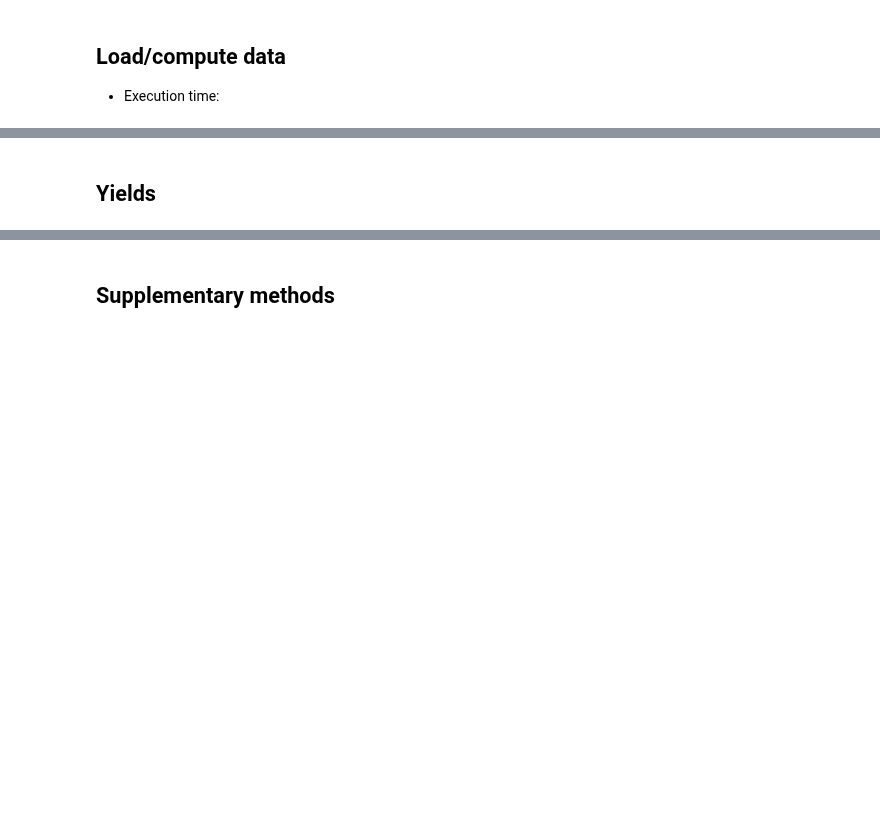
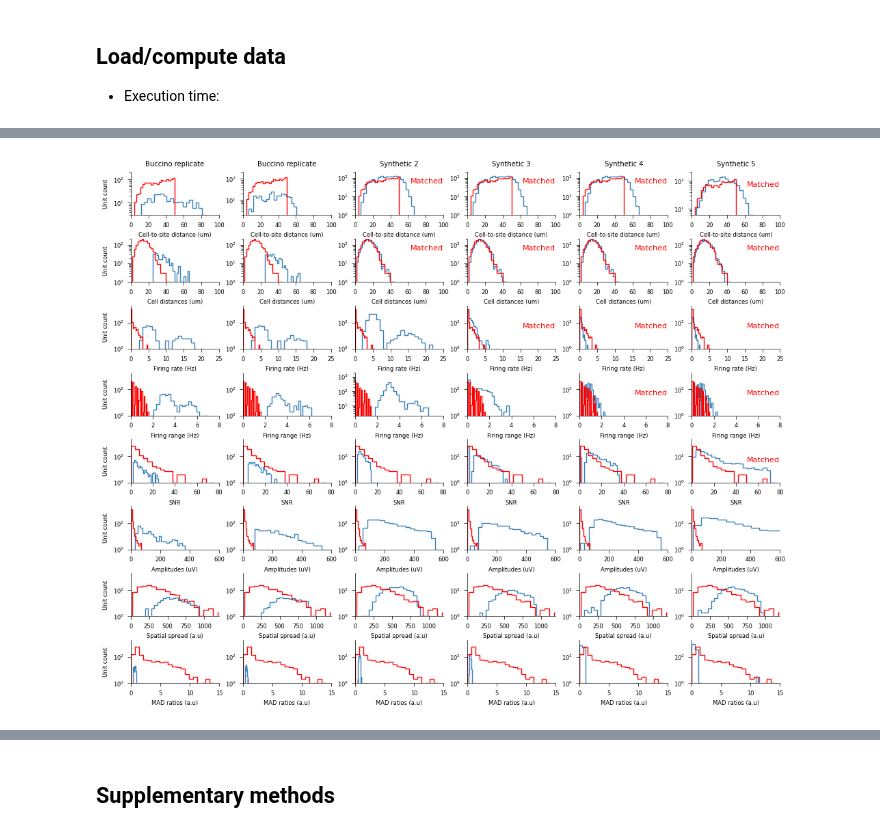
Before and after one commit to steevelaquitaine/spikebias, a Jupyter notebook: notebooks/4_reviews/fig04_pros_of_added_details_v3.ipynb, the cells around one changed output, grey strips where cells are left out. Cells and saved outputs as stored; diff of their text form; code cells hidden in the pictures; blank space fills up the shorter version.

```diff
--- a/notebooks/4_reviews/fig04_pros_of_added_details_v3.ipynb
+++ b/notebooks/4_reviews/fig04_pros_of_added_details_v3.ipynb
@@ -1193,2 +1266,59 @@ Wall time: 2min 59s
-# %% [markdown]
-## Yields
+# %%
+%%time
+
+# compute NS feature dataset
+features_ns = {
+    'cell_to_site_distance_ns': get_cell_to_site_distance(RecordingNS, GtNS),
+    'cell_distance_ns': get_cell_to_cell_distances(GtNS),
+    'firing_rates_ns': get_firing_rates(GtNS, duration_s=600),
+    'firing_ranges_ns': get_firing_ranges(WeGtNS),
+    'snrs_ns': get_waveform_snr(WeGtNS),
+    'amplitudes_ns': get_waveform_amplitude_medians(WeGtNS),
+    'spreads_ns': get_spatial_spread_all_units(RecordingNS, WeGtNS, peak_sign="neg"),
+    'mad_ratios_ns': get_mad_ratios(WeGtNS)
+}
+
+# setup plot
+fig, axes = plt.subplots(8,6, figsize=(10,8))
+text_params = {'s':'Matched', 'ha':'right', 'va':'top', 'fontsize':8, 'color':'red'}
+
+# Buccino
+col = 0
+ax = compute_and_plot_features(axes, col, RecordingBucci, GtBucci, WeGtBucci, features_ns, title='Buccino replicate')
+
+# Buccino replicate
+col = 1
+ax = compute_and_plot_features(axes, col, RecordingRep, GtRep, WeGtRep, features_ns, title='Buccino replicate')
+for axi in ax[:, col]: axi.set_ylabel(None)
+
+# Intermediate mearec with matched cell-to-cell, -to-site distances, density, count
+col = 2
+ax = compute_and_plot_features(axes, col, RecordingS2, GtS2, WeGtS2, features_ns, title='Synthetic 2')
+for row in range(2): ax[row, col].text(ax[row,col].get_xlim()[1], 100, **text_params)
+for axi in ax[:, col]: axi.set_ylabel(None)
+
+# Intermediate mearec with matched firing rate
+col = 3
+ax = compute_and_plot_features(axes, col, RecordingS3, GtS3, WeGtS3, features_ns, title='Synthetic 3')
+for row in range(3): ax[row, col].text(ax[row,col].get_xlim()[1], 100, **text_params)
+for axi in ax[:, col]: axi.set_ylabel(None)
+
+# Intermediate mearec with matched firing range
+col = 4
+ax = compute_and_plot_features(axes, col, RecordingS4, GtS4, WeGtS4, features_ns, title='Synthetic 4')
+for row in range(4): ax[row, col].text(ax[row,col].get_xlim()[1], 100, **text_params)
+for axi in ax[:, col]: axi.set_ylabel(None)
+
+# Intermediate mearec with matched SNR
+col = 5
+ax = compute_and_plot_features(axes, col, RecordingS5, GtS5, WeGtS5, features_ns, title='Synthetic 5')
+for row in range(5): ax[row, col].text(ax[row,col].get_xlim()[1], 100, **text_params)
+for axi in ax[:, col]: axi.set_ylabel(None)
+
+# aesthetics
+fig.tight_layout(pad=0.1)
+
+# save fig
+plt.savefig("figures/7_reviews/figA_pros_of_details_matching_features.svg", **savefig_cfg)
+plt.savefig("figures/7_reviews/figA_pros_of_details_matching_features.pdf", **savefig_cfg)
+# %% [output]
@@ -1194,0 +1327 @@ Wall time: 2min 59s
+[figure, added]
```
Also changed, not shown: parts of 38 cells of this notebook, 12 other files.
